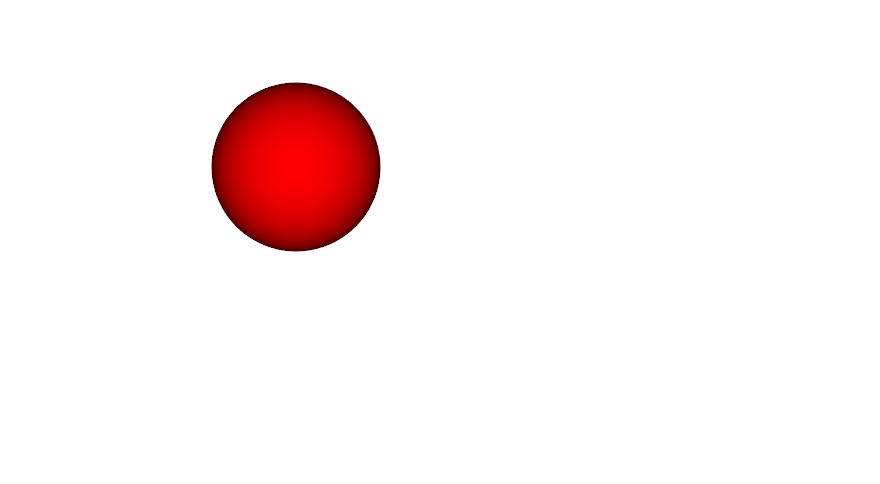
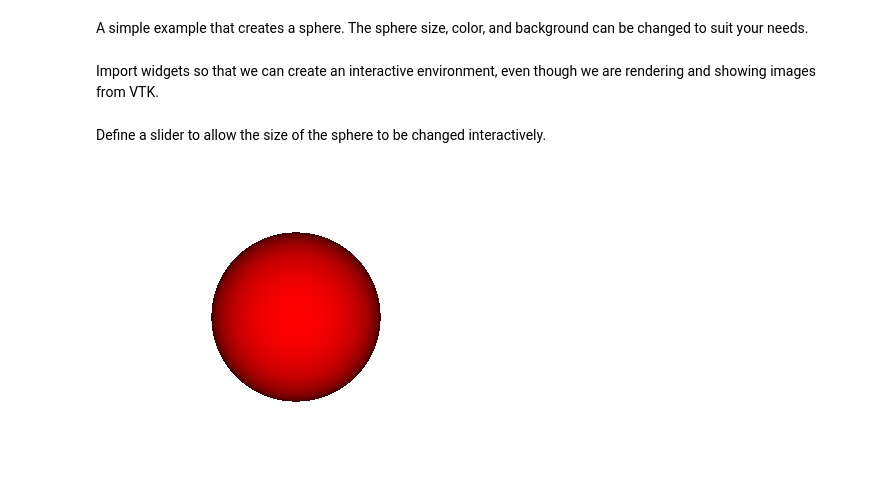
Before and after one commit to jameskress/pythonNotebooks, a Jupyter notebook: VTK in Jupyter - Python2 Kernel.ipynb, the cells around one changed output. Drawn from its saved outputs; the diff is of its cells as text; code cells hidden in the pictures; blank space fills up the shorter version.

Commit message:
Updating notebooks with documentation, adding VTK examples

```diff
--- a/VTK in Jupyter - Python2 Kernel.ipynb
+++ b/VTK in Jupyter - Python2 Kernel.ipynb
@@ -23,6 +30,8 @@ def vtk_show(renderer, width=400, height=300):
     data = str(buffer(writer.GetResult()))
 
     return Image(data)
+# %% [markdown]
+A simple example that creates a sphere. The sphere size, color, and background can be changed to suit your needs.
 # %%
 VtkSourceSphere = vtk.vtkSphereSource()
 VtkSourceSphere.SetCenter(0.0, 0.0, 0.0)
@@ -40,7 +49,5 @@ VtkActorSphere.GetProperty().SetColor(1.0, 0.0, 0.0)
 VtkRenderer = vtk.vtkRenderer()
 VtkRenderer.SetBackground(1.0, 1.0, 1.0)
 VtkRenderer.AddActor(VtkActorSphere)
-
-vtk_show(VtkRenderer)
-# %% [output]
-[figure, removed]
+# %% [markdown]
+Import widgets so that we can create an interactive environment, even though we are rendering and showing images from VTK.
@@ -46,0 +58,10 @@ vtk_show(VtkRenderer)
+# %% [markdown]
+Define a slider to allow the size of the sphere to be changed interactively.
+# %%
+def f(x):
+    VtkSourceSphere.SetRadius(x)
+    return vtk_show(VtkRenderer)
+w = interactive(f, x=widgets.FloatSlider(min=0,max=30,step=.1,value=5.0));
+w
+# %% [output]
+[figure, added]
```
Also changed, not shown: parts of 10 cells of this notebook, 2 other files.
